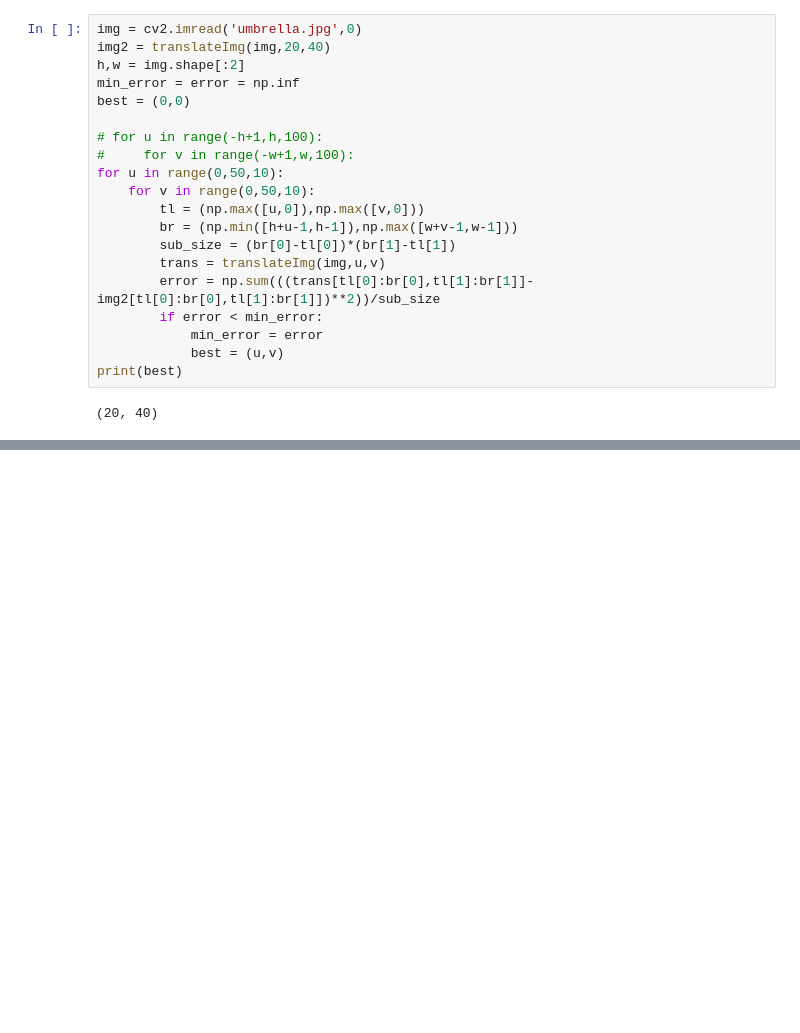
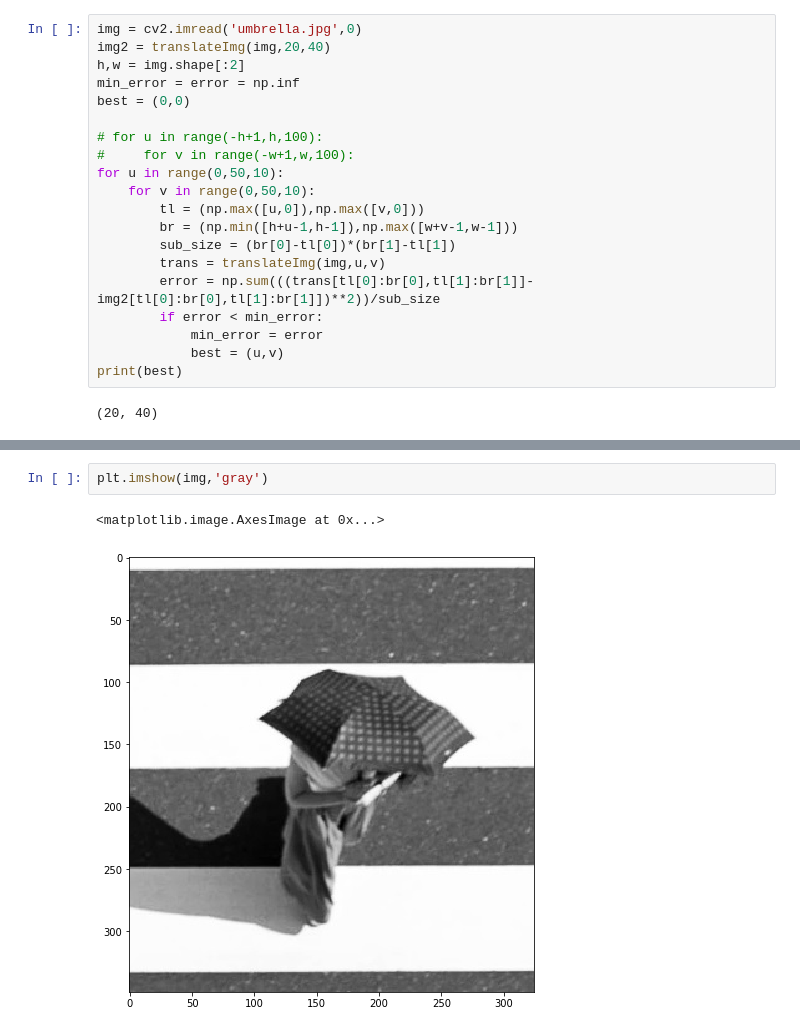
Before and after one commit to JosephGolubchik/cv_e3, a Jupyter notebook: cv_ex3.ipynb, the cells around one changed output, grey strips where cells are left out. Drawn from its saved outputs; the diff is of its cells as text; blank space fills up the shorter version.

```diff
--- a/cv_ex3.ipynb
+++ b/cv_ex3.ipynb
@@ -131,0 +184,5 @@ print(best)
+# %%
+plt.imshow(img,'gray')
+# %% [output]
+<matplotlib.image.AxesImage at 0x...>
+[figure, added]
```
Also changed, not shown: parts of 10 cells of this notebook.
